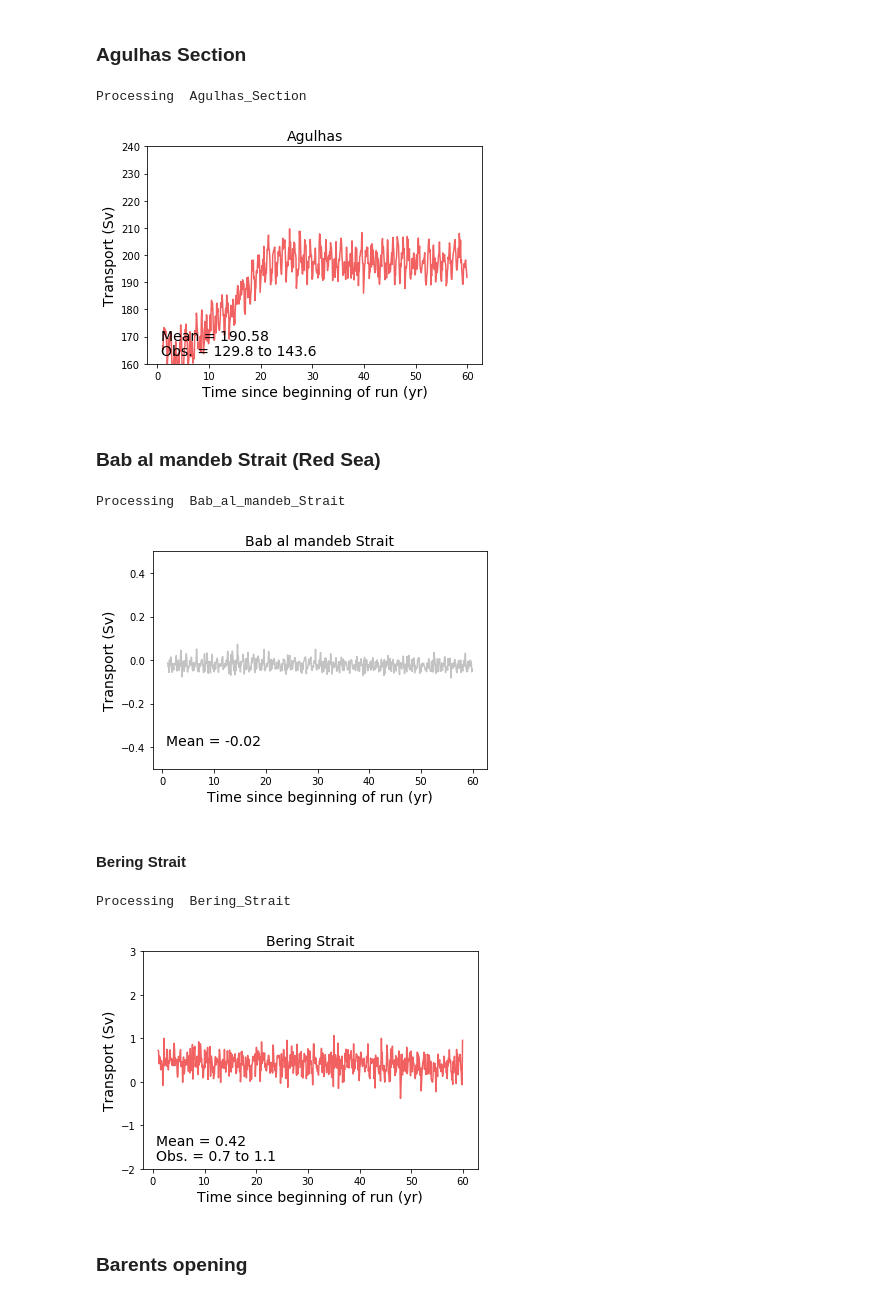
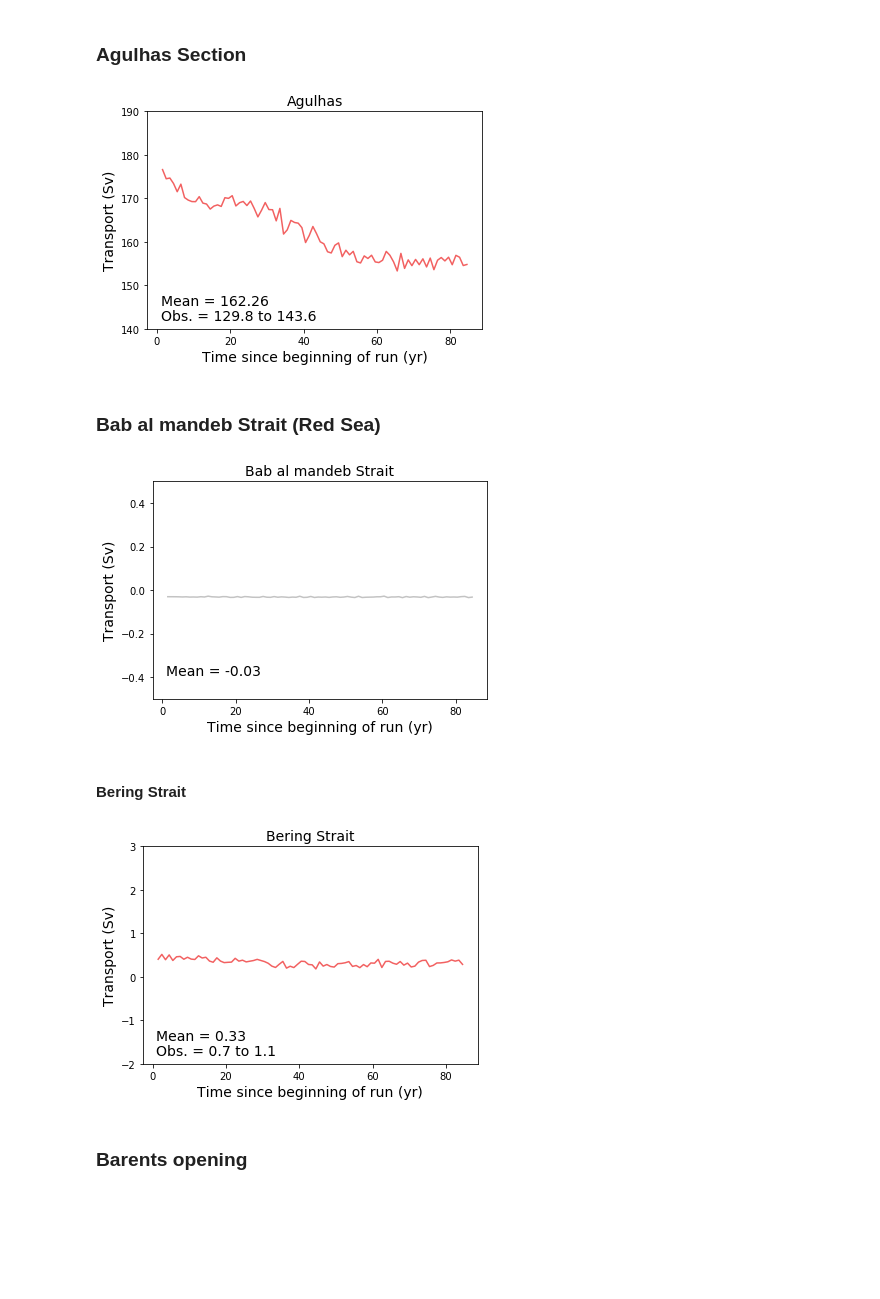
Before and after one commit to NCAR/mom6-tools, a Jupyter notebook: docs/source/examples/section_transports.ipynb, the cells around one changed output. Cells and saved outputs as stored; diff of their text form; code cells hidden in the pictures; blank space fills up the shorter version.

```diff
--- a/docs/source/examples/section_transports.ipynb
+++ b/docs/source/examples/section_transports.ipynb
@@ -20,12 +20,12 @@ Define the arguments expected by class "Transport". These have been hard-coded h
 # The following parameters must be set accordingly
 ######################################################
 # case name - must be changed for each configuration
-case_name = 'g.c2b6.GJRA.TL319_t061.long_JRA_mct.001'
+case_name = 'bmom.e20.BMOM.f09_t061.long_run_mct.003'
 # Path to the run directory
 path = "/glade/scratch/gmarques/"+case_name+"/run/"
 # initial and final years for computing time mean
 year_start = 1
-year_end = 60
+year_end = 85
 # add your name and email address below
 author = 'Gustavo Marques (gmarques@ucar.edu)'
 ######################################################
@@ -85,27 +85,24 @@ Plot section transports in alphabetical order
 # %% [markdown]
 ### Agulhas Section
 # %%
-agulhas = Transport(args,'Agulhas_Section','umo',label='Agulhas',ylim=(160,240))
+agulhas = Transport(args,'agulhas_section','umo',label='Agulhas',ylim=(140,190))
 plotPanel(agulhas, observedFlows=observedFlows)
 # %% [output]
-Processing  Agulhas_Section
-[figure, old version]
+[figure, new version]
 # %% [markdown]
 ### Bab al mandeb Strait (Red Sea)
 # %%
 bab = Transport(args,'Bab_al_mandeb_Strait','umo',label='Bab al mandeb Strait',ylim=(-0.5, 0.5))
 plotPanel(bab, observedFlows=observedFlows)
 # %% [output]
-Processing  Bab_al_mandeb_Strait
-[figure, old version]
+[figure, new version]
 # %% [markdown]
 #### Bering Strait
 # %%
 bering = Transport(args,'Bering_Strait','vmo',label='Bering Strait',ylim=(-2,3))
 plotPanel(bering, observedFlows=observedFlows)
 # %% [output]
-Processing  Bering_Strait
-[figure, old version]
+[figure, new version]
 # %% [markdown]
 ### Barents opening
 # %%
```
Also changed, not shown: parts of 16 cells of this notebook, 8 other files.
